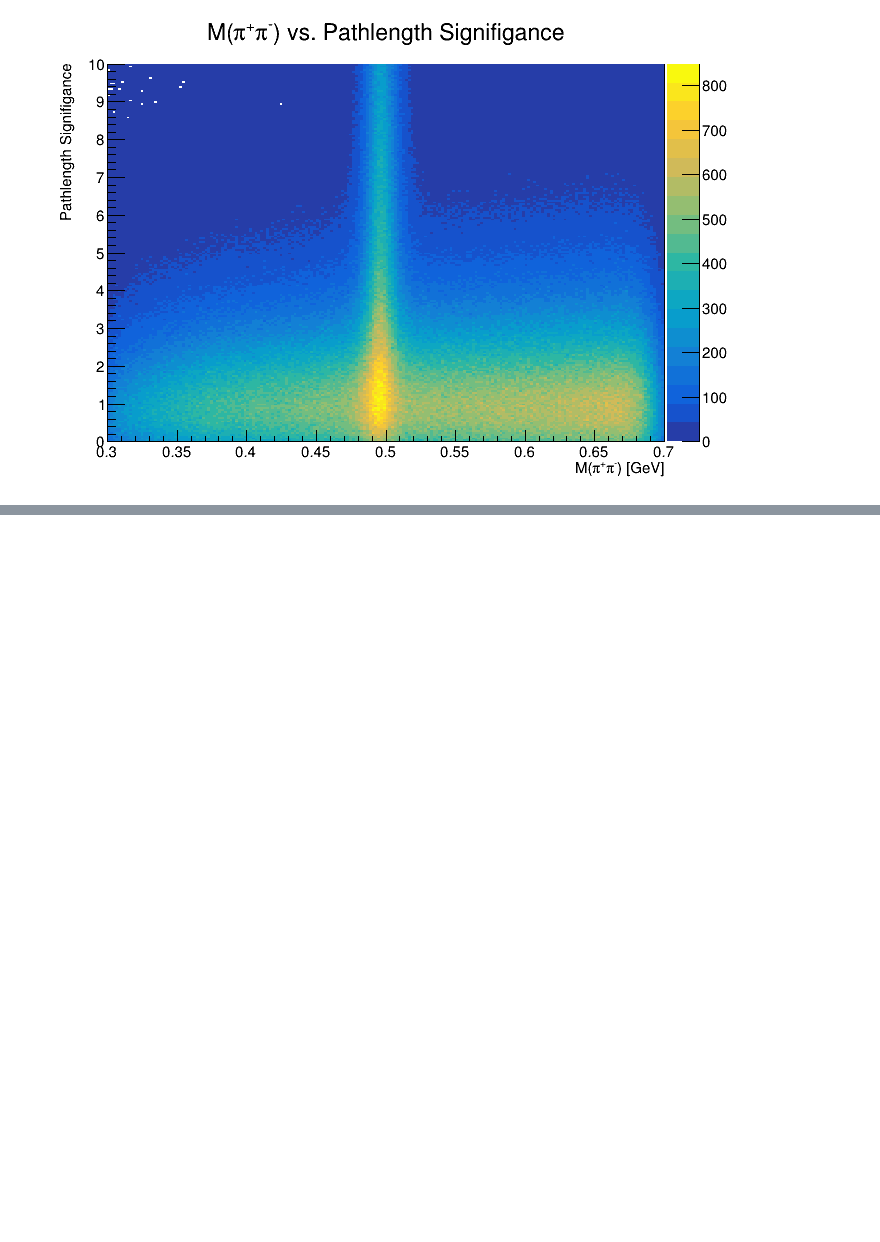
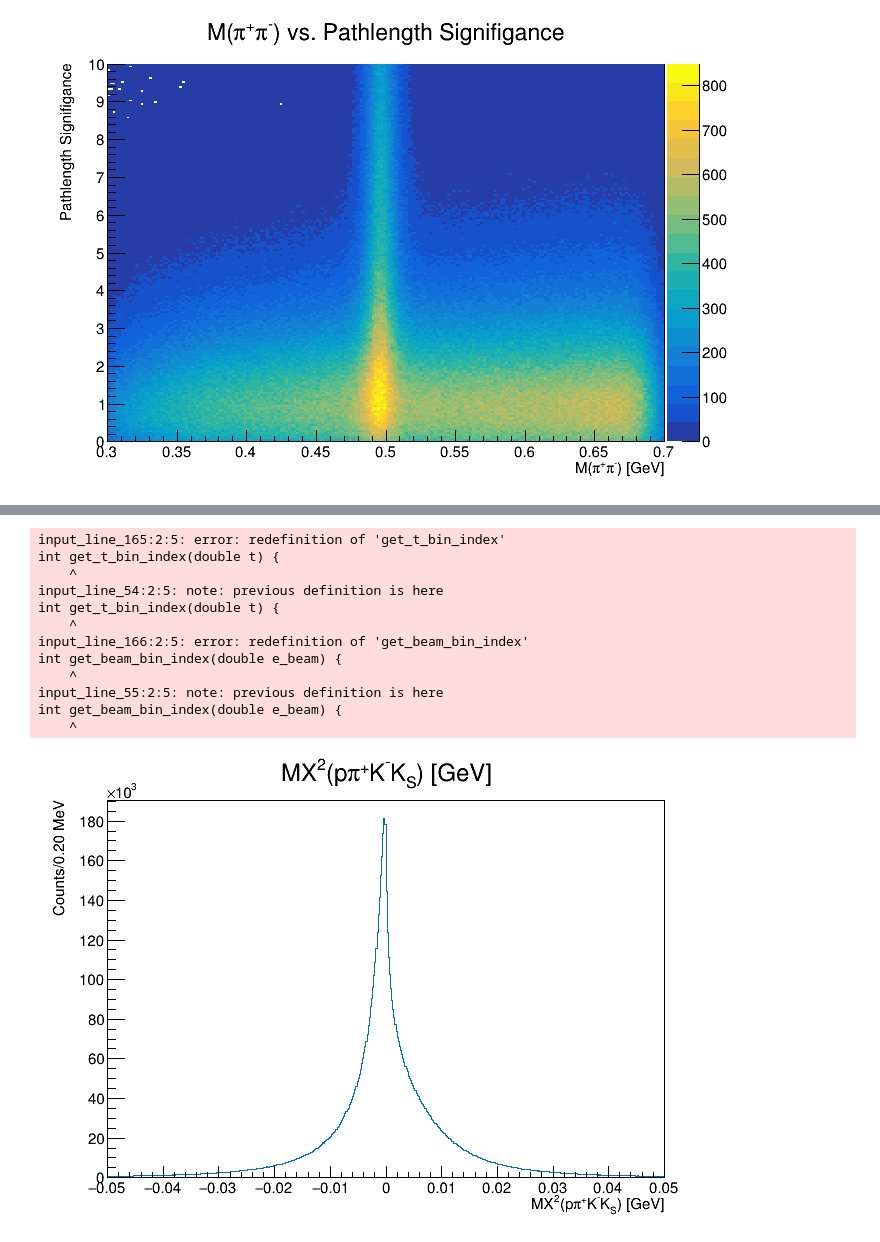
Before and after one commit to tylerviducic/gluex, a Jupyter notebook: scripts/plotting/thesis_plotter.ipynb, the cells around one changed output, grey strips where cells are left out. Cells and saved outputs as stored; diff of their text form; code cells hidden in the pictures; blank space fills up the shorter version.

```diff
--- a/scripts/plotting/thesis_plotter.ipynb
+++ b/scripts/plotting/thesis_plotter.ipynb
@@ -41,0 +56,18 @@ c.Draw()
+# %%
+hist_mx2_all = plotter.plot_mx2_all()
+hist_mx2_all.Draw()
+c.Draw()
+# %% [output]
+input_line_165:2:5: error: redefinition of 'get_t_bin_index'
+int get_t_bin_index(double t) {
+    ^
+input_line_54:2:5: note: previous definition is here
+int get_t_bin_index(double t) {
+    ^
+input_line_166:2:5: error: redefinition of 'get_beam_bin_index'
+int get_beam_bin_index(double e_beam) {
+    ^
+input_line_55:2:5: note: previous definition is here
+int get_beam_bin_index(double e_beam) {
+    ^
+[figure, added]
```
Also changed, not shown: parts of 6 cells of this notebook, 1 other file.
